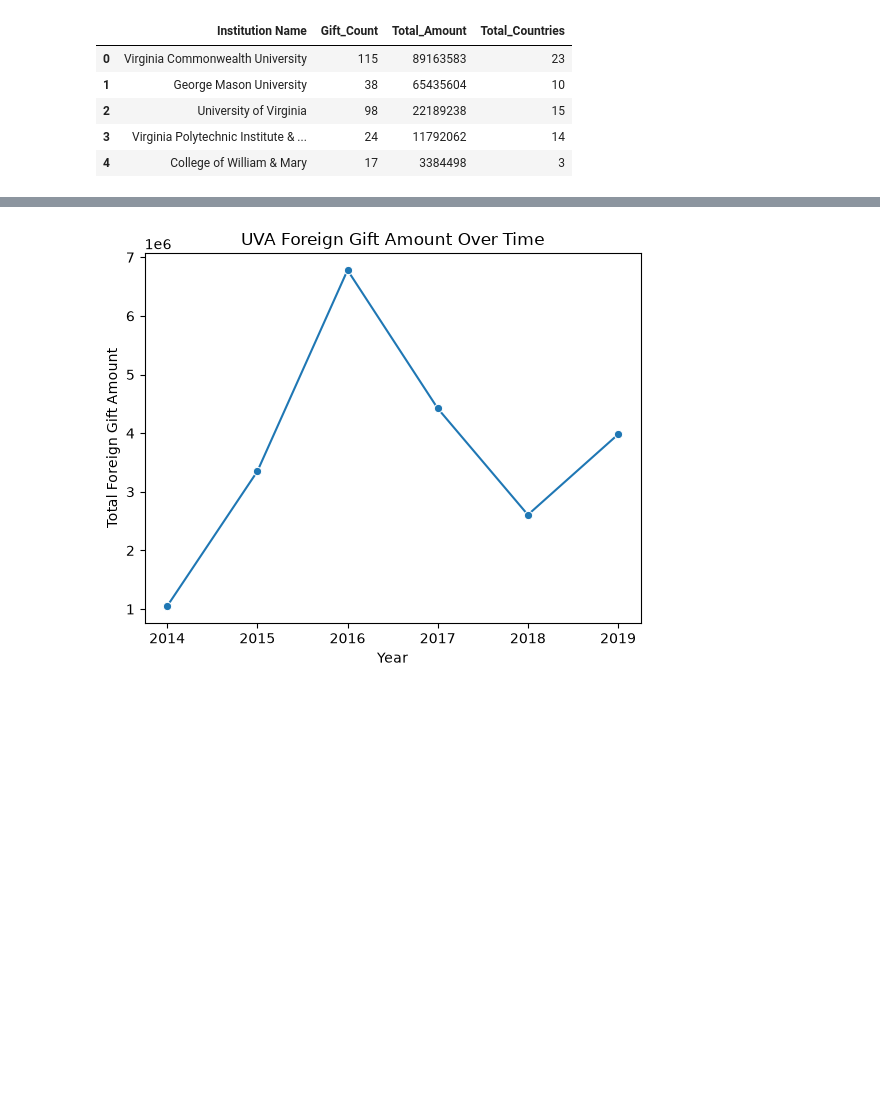
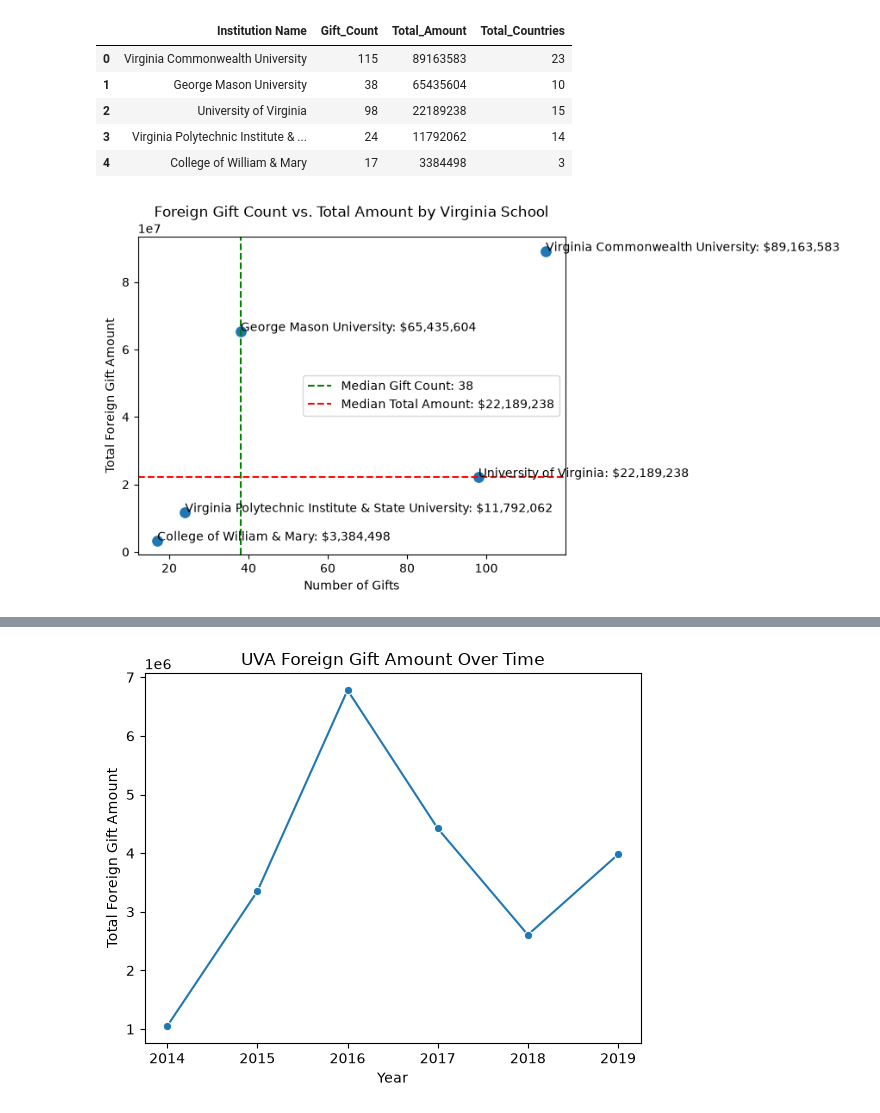
Before and after one commit to ae-phillips/uu_wrangling_and_eda, a Jupyter notebook: lab_1/uva_analysis.ipynb, the cells around one changed output, grey strips where cells are left out. Drawn from its saved outputs; the diff is of its cells as text; code cells hidden in the pictures; blank space fills up the shorter version.

Commit message:
additional uva vs va school analysis (scatterplots)

```diff
--- a/lab_1/uva_analysis.ipynb
+++ b/lab_1/uva_analysis.ipynb
@@ -297,3 +299,45 @@ display(va_school_summary)
 | 2 | University of Virginia | 98 | 22189238 | 15 |
 | 3 | Virginia Polytechnic Institute & ... | 24 | 11792062 | 14 |
 | 4 | College of William & Mary | 17 | 3384498 | 3 |
+# %%
+gift_count_median = va_school_summary["Gift_Count"].median()
+gift_sum_median = va_school_summary["Total_Amount"].median()
+
+sns.scatterplot(
+    data=va_school_summary,
+    x="Gift_Count",
+    y="Total_Amount",
+    s=100
+)
+
+# quadrant lines
+plt.axvline(
+    gift_count_median,
+    linestyle="--",
+    c="green",
+    label=f"Median Gift Count: {gift_count_median:.0f}"
+)
+
+plt.axhline(
+    gift_sum_median,
+    linestyle="--",
+    c="red",
+    label=f"Median Total Amount: ${gift_sum_median:,.0f}"
+)
+
+# school labels
+for _, row in va_school_summary.iterrows():
+    plt.text(
+        row["Gift_Count"],
+        row["Total_Amount"],
+        f"{row['Institution Name']}: ${row['Total_Amount']:,.0f}"
+    )
+
+plt.xlabel("Number of Gifts")
+plt.ylabel("Total Foreign Gift Amount")
+plt.title("Foreign Gift Count vs. Total Amount by Virginia School")
+plt.legend()
+
+plt.show()
+# %% [output]
+[figure, added]
```
Also changed, not shown: parts of 10 cells of this notebook.
